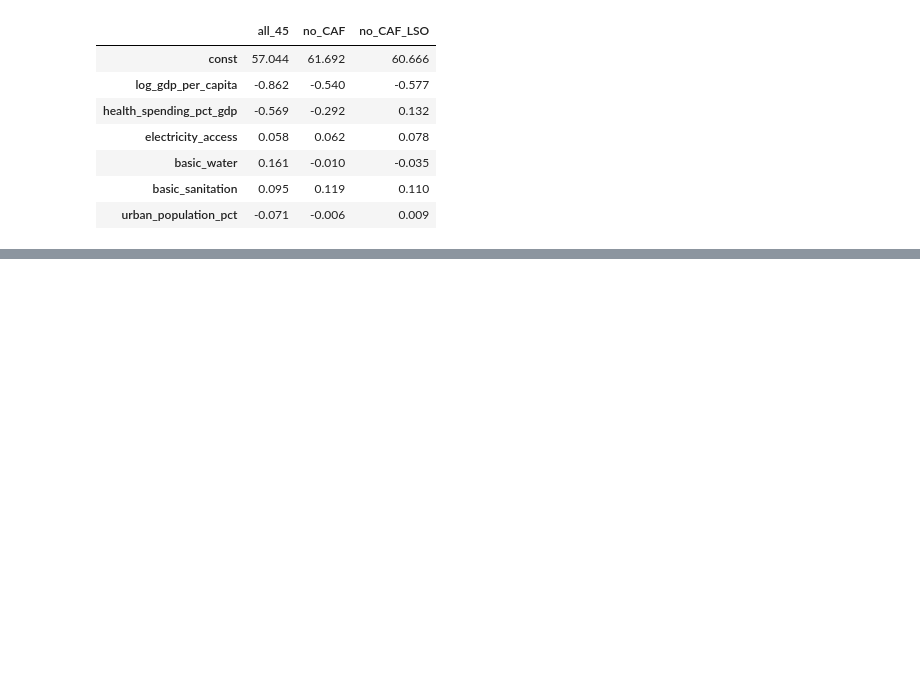
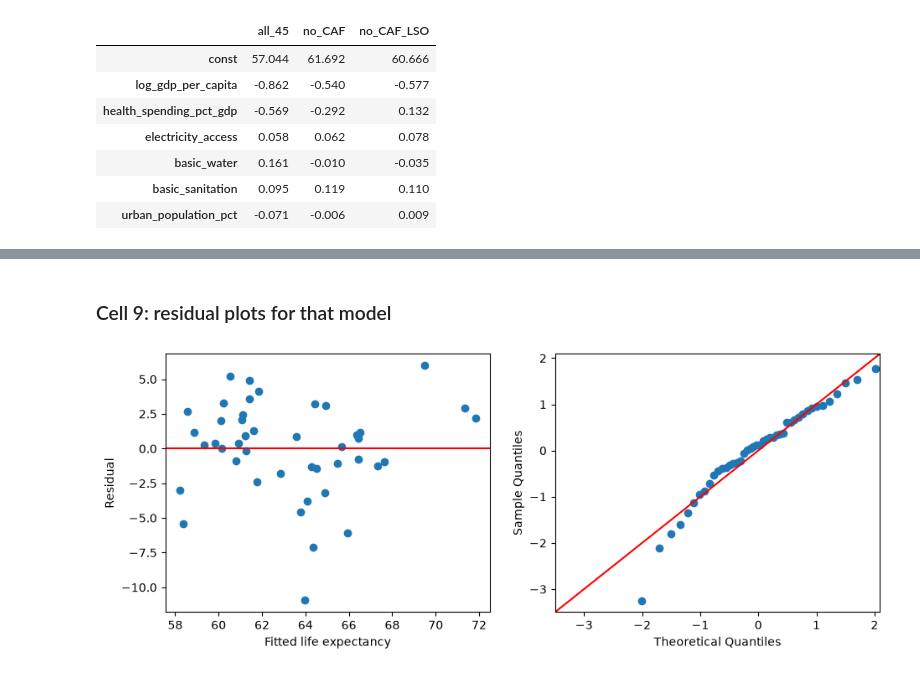
Before and after one commit to joenzau41-png/life-expectancy-africa, a Jupyter notebook: notebooks/03_modeling.ipynb, the cells around one changed output, grey strips where cells are left out. Drawn from its saved outputs; the diff is of its cells as text; code cells hidden in the pictures; blank space fills up the shorter version.

```diff
--- a/notebooks/03_modeling.ipynb
+++ b/notebooks/03_modeling.ipynb
@@ -159,0 +162,8 @@ Adjusted R2: {'all_45': np.float64(0.373), 'no_CAF': np.float64(0.407), 'no_CAF_
+# %%
+m = fit(no_caf, features)
+pd.DataFrame({
+    "coef": m.params,
+    "p_value": m.pvalues,
+    "ci_low": m.conf_int()[0],
+    "ci_high": m.conf_int()[1],
+}).round(3)
@@ -159,0 +179,14 @@ Adjusted R2: {'all_45': np.float64(0.373), 'no_CAF': np.float64(0.407), 'no_CAF_
+# %% [markdown]
+### Cell 9: residual plots for that model
+# %%
+import matplotlib.pyplot as plt
+
+fig, ax = plt.subplots(1, 2, figsize=(11, 4))
+ax[0].scatter(m.fittedvalues, m.resid)
+ax[0].axhline(0, color="red")
+ax[0].set_xlabel("Fitted life expectancy")
+ax[0].set_ylabel("Residual")
+sm.qqplot(m.resid, line="45", fit=True, ax=ax[1])
+plt.show()
+# %% [output]
+[figure, added]
```
Also changed, not shown: parts of 4 cells of this notebook, 1 other file.
